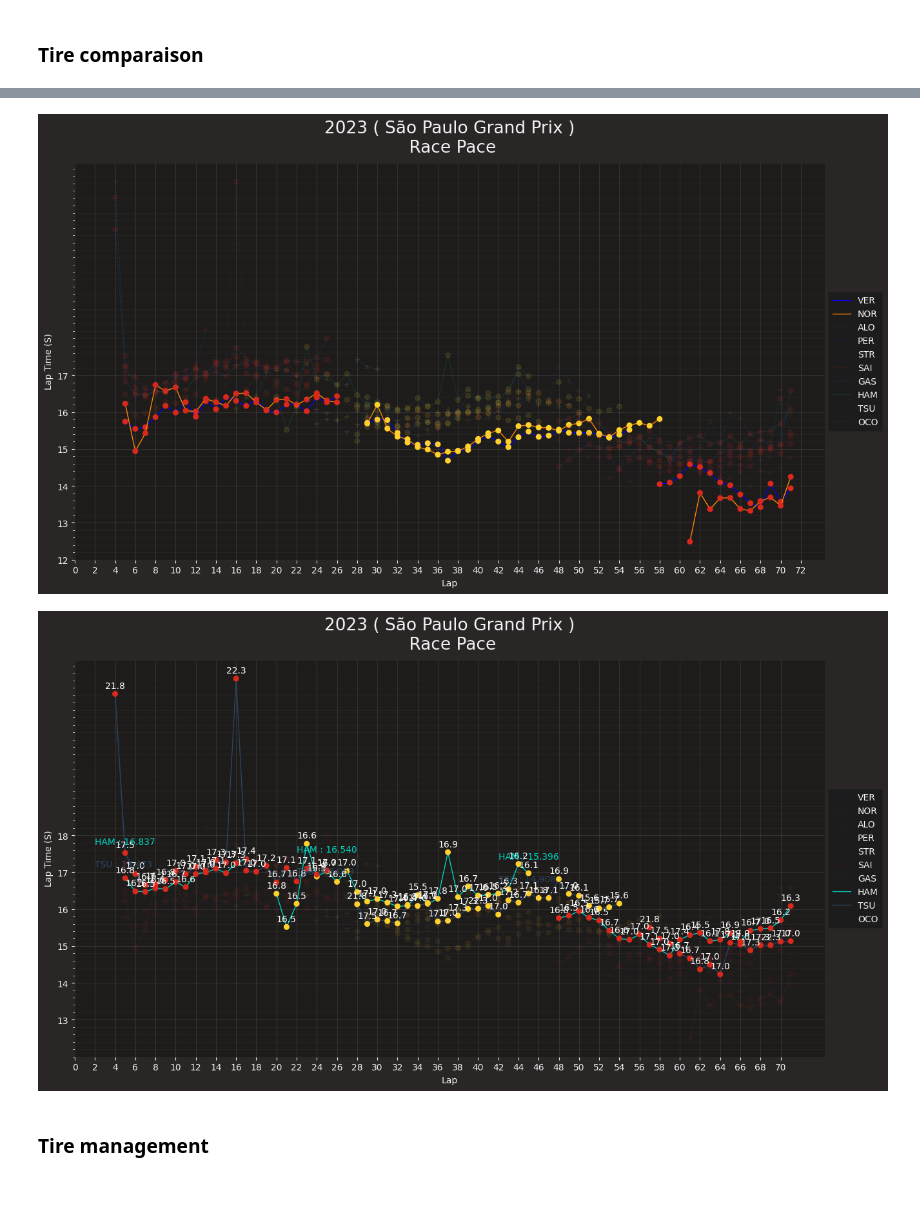
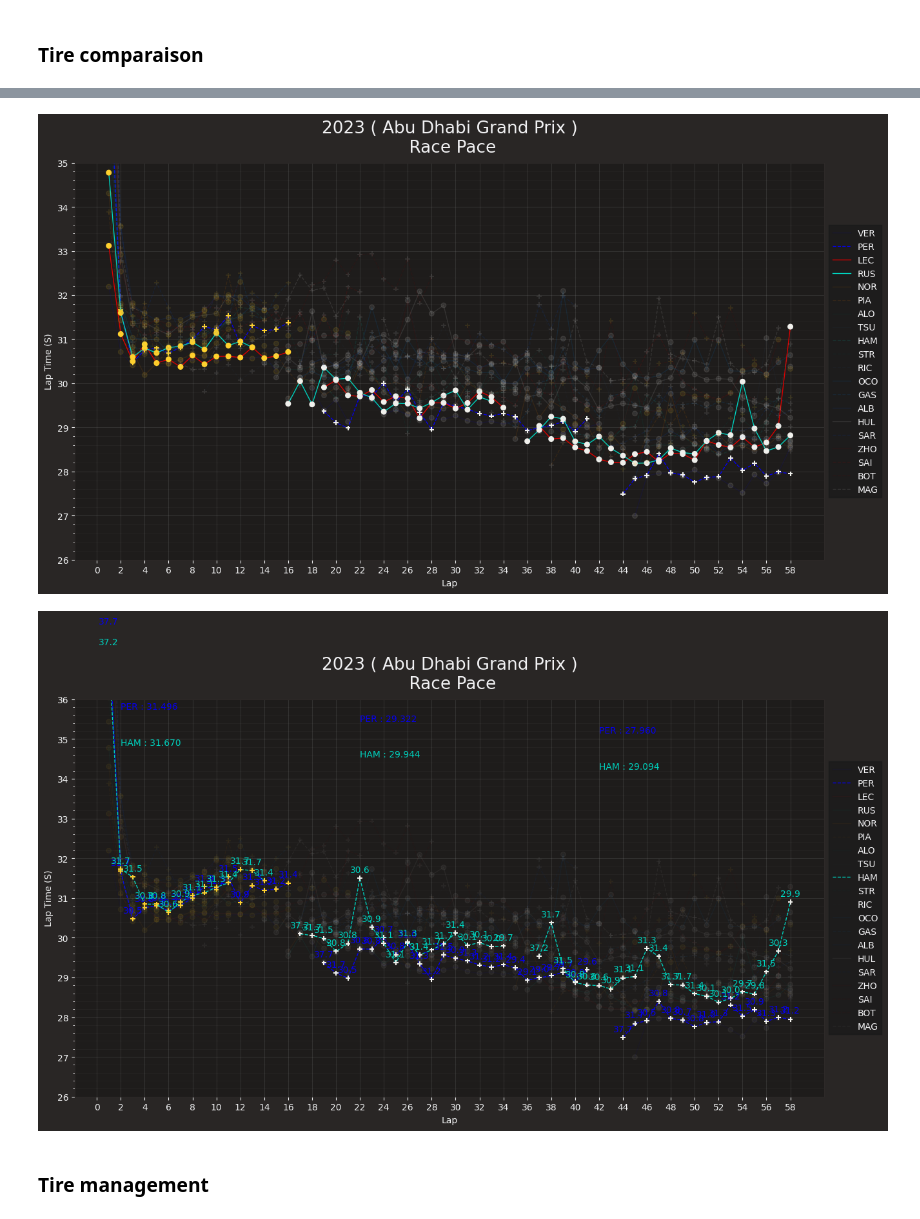
Before and after one commit to RACIM01/F1_Data_Analysing_RCM, a Jupyter notebook: Race.ipynb, the cells around one changed output, grey strips where cells are left out. Drawn from its saved outputs; the diff is of its cells as text; code cells hidden in the pictures; blank space fills up the shorter version.

```diff
--- a/Race.ipynb
+++ b/Race.ipynb
@@ -29,8 +33,9 @@ fastf1.plotting.setup_mpl(mpl_timedelta_support=False, misc_mpl_mods=False)
 # %%
 ses = 5
-race = 20
+race = 'abu dhabi'
+year = 2023
 # %%
-session = fastf1.get_session(2023,race,ses)
+session = fastf1.get_session(year,race,ses)
 session.load()
 fastf1.Cache.enable_cache('cache')
 # %% [output]
@@ -852,7 +858,7 @@ tire_comp = laps.pick_quicklaps()
 for i in drivers:
     if tire_comp.loc[tire_comp["DriverNumber"]==i,"LapNumber"].max() < 17:
         tire_comp = tire_comp.drop(tire_comp.loc[tire_comp["DriverNumber"]==i].index)
-tire_comp = tire_comp.groupby(["Compound","TyreLife"])["LapTimeS"].mean().reset_index()
+tire_comp = tire_comp.groupby(["Compound","TyreLife"])["LapTimeS"].median().reset_index()
 tire_comp = pd.merge(tire_comp, compoundcolor, on='Compound')
 tire_comp["LapTimeS"] -= 60
 # Plotting graph
@@ -871,5 +877,5 @@ plt.xticks(range(0, 54, 2))
 plt.legend()
 plt.grid(True, alpha=0.2)
 
-plt.savefig('C:/Users/GTR/Pictures/Graphes/Race/2023_'+race_name+'_Tire_Comparaison.png', dpi=200, bbox_inches='tight')
+plt.savefig('C:/Users/GTR/Pictures/Graphes/Race/'+str(year)+' '+race_name+'/'+str(year)+'_'+race_name+'_Tire_Comparaison.png', dpi=200, bbox_inches='tight')
 # %% [output]
@@ -886,12 +892,12 @@ laps_session["LapStartDateM"] = laps_session["LapStartDate"].dt.strftime('%H:%M'
 laps_session = pd.merge(laps_session, compoundcolor, on='Compound')
 session_time = laps_session["LapStartDate"].values[0]
 new_session_time = session_time + pd.Timedelta(minutes=0)
-top_drivers = drivers[:10]
-selected_drivers = ['1','4']
+top_drivers = drivers
+selected_drivers = ['16','63','11']
 for i in top_drivers:
     lap_ordred = laps_session.loc[(laps_session["DriverNumber"] == i)&(laps_session["LapStartDate"] >= new_session_time)].sort_values(by='LapStartDateM', ascending=True)
     lap_ordred["LapTimeS"] = lap_ordred["LapTimeS"] - 60
-    lap_ordred = lap_ordred.loc[lap_ordred["LapTimeS"] <= 29]
+    lap_ordred = lap_ordred.loc[lap_ordred["LapTimeS"] <= 50]
 
     driver_name = session.get_driver(i)["Abbreviation"]
     team_color =  fastf1.plotting.team_color(session.get_driver(i)["TeamName"])
@@ -923,8 +929,8 @@ plt.xlabel('Lap')
 plt.xticks(range(0, max_lap_race+2, 2))
 plt.ylabel('Lap Time (S)')
 
-plt.yticks(range(12,18, 1))
-# plt.ylim(37,40)
+plt.yticks(range(0,60, 1))
+plt.ylim(26,35)
 
 ax = plt.gca()
 # ax.yaxis.set_major_locator(ticker.MultipleLocator(base=0.5))
@@ -937,11 +943,11 @@ plt.grid(True, alpha=0.15)
 plt.legend(loc='center left', bbox_to_anchor=(1, 0.5))
 
 
-plt.savefig('C:/Users/GTR/Pictures/Graphes/Race/2023_'+race_name+'_'+session_name+'_pace.png', dpi=200, bbox_inches='tight')
+plt.savefig('C:/Users/GTR/Pictures/Graphes/Race/'+str(year)+' '+race_name+'/'+str(year)+'_'+race_name+'_'+session_name+'_pace.png', dpi=200, bbox_inches='tight')
 # Display the plot
 plt.show()
 # %% [output]
-[figure, old version]
+[figure, new version]
 # %%
 fig, ax = plt.subplots(1,1,figsize=(15, 8))
 
@@ -954,14 +960,14 @@ laps_session["LapStartDateM"] = laps_session["LapStartDate"].dt.strftime('%H:%M'
 laps_session = pd.merge(laps_session, compoundcolor, on='Compound')
 session_time = laps_session["LapStartDate"].values[0]
 new_session_time = session_time + pd.Timedelta(minutes=0)
-top_drivers = drivers[:10]
-selected_drivers = ['44','22','16']
+top_drivers = drivers
+selected_drivers = ['44','11']
 z=0
 for i in top_drivers:
     compt = 0
     lap_ordred = laps_session.loc[(laps_session["DriverNumber"] == i)&(laps_session["LapStartDate"] >= new_session_time)].sort_values(by='LapStartDateM', ascending=True)
     lap_ordred["LapTimeS"] = lap_ordred["LapTimeS"] - 60
-    lap_ordred = lap_ordred.loc[lap_ordred["LapTimeS"] <= 29]
+    lap_ordred = lap_ordred.loc[lap_ordred["LapTimeS"] <= 50]
     # lap_ordred = lap_ordred.loc[lap_ordred["LapNumber"] > 18]
 
     driver_name = session.get_driver(i)["Abbreviation"]
@@ -987,39 +993,39 @@ for i in top_drivers:
                 plt.scatter(x, y, color=marker_color, marker='o', s=30, zorder=2, alpha=alpha)
                 if i in selected_drivers:
                     for xi, yi, label in zip(x, y+0.1, lap_ordred["LapTimeS"]):
                         plt.text(xi, yi, "{:.1f}".format(label), ha='center', va='bottom', color="white")
             driver_name = ""
         if i in selected_drivers:
-            plt.text(2+compt, 17.7+z,session.get_driver(i)["Abbreviation"]+' : '+"{:.3f}".format(mean(y)), ha='left', va='bottom', color=team_color)
-            z-=0.2
+            plt.text(2+compt, 35.7+z,session.get_driver(i)["Abbreviation"]+' : '+"{:.3f}".format(mean(y)), ha='left', va='bottom', color=team_color)
+            z-=0.3
             compt+=20
     color_picked.append(team_color)
 
 
 # Customize the plot
 plt.title('2023 ( '+session.event["EventName"]+' )\n '+session_name+' Pace')
 plt.xlabel('Lap')
 plt.xticks(range(0, max_lap_race+1, 2))
 plt.ylabel('Lap Time (S)')
 
-plt.yticks(range(13,19, 1))
-# plt.ylim(21,46)
+plt.yticks(range(0,60, 1))
+plt.ylim(26,36)
 
 ax = plt.gca()
 # ax.yaxis.set_major_locator(ticker.MultipleLocator(base=0.5))
 ax.yaxis.set_minor_locator(ticker.MultipleLocator(base=0.2))
 ax.grid(which='both',alpha=0.05)
 
 plt.grid(True, alpha=0.15)
 
 # Add legend
 plt.legend(loc='center left', bbox_to_anchor=(1, 0.5))
 
-plt.savefig('C:/Users/GTR/Pictures/Graphes/Race/2023_'+race_name+'_'+session_name+'_pace_2_Drivers.png', dpi=200, bbox_inches='tight')
+plt.savefig('C:/Users/GTR/Pictures/Graphes/Race/'+str(year)+' '+race_name+'/'+str(year)+'_'+race_name+'_'+session_name+'_pace_2_Drivers.png', dpi=200, bbox_inches='tight')
 # Display the plot
 plt.show()
 # %% [output]
-[figure, old version]
+[figure, new version]
 # %% [markdown]
 ### Tire management
 # %%
```
Also changed, not shown: parts of 17 cells of this notebook, 6 other files.
